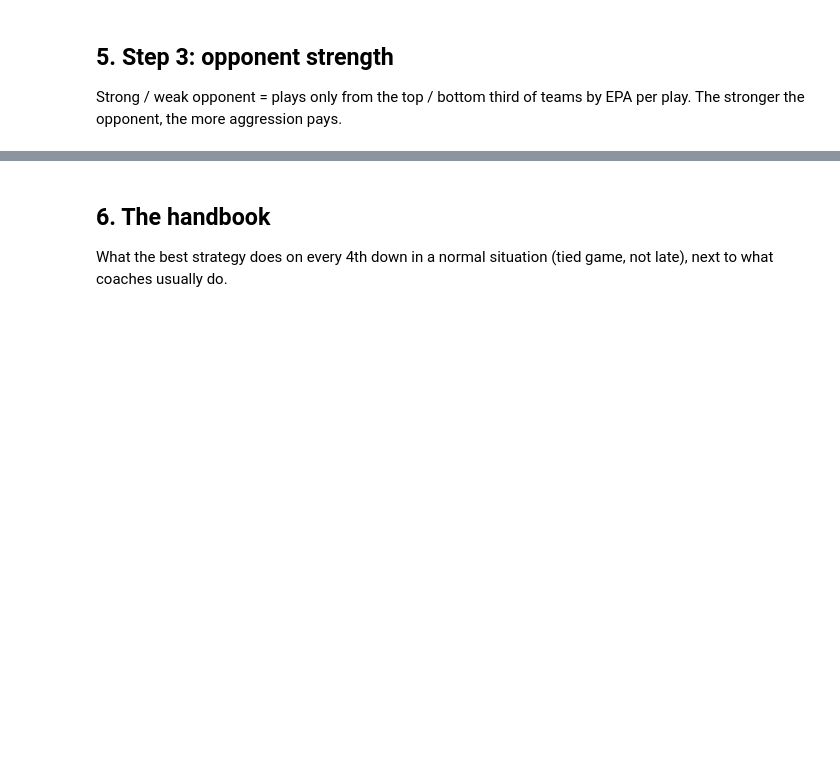
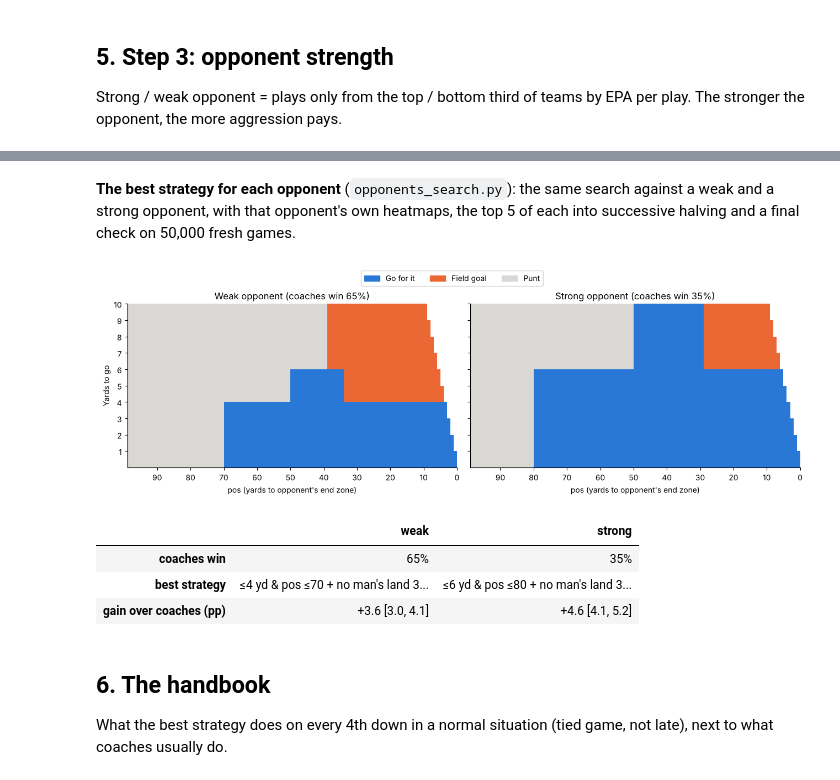
Before and after one commit to eirikur7/nfl4thdown, a Jupyter notebook: results.ipynb, the cells around one changed output, grey strips where cells are left out. Drawn from its saved outputs; the diff is of its cells as text; code cells hidden in the pictures; blank space fills up the shorter version.

```diff
--- a/results.ipynb
+++ b/results.ipynb
@@ -206,3 +211,18 @@ res["opp_res"].round(1)
+# %% [markdown]
+**The best strategy for each opponent** (`opponents_search.py`): the same search against a weak and a strong opponent,
+with that opponent's own heatmaps, the top 5 of each into successive halving and a final check on 50,000 fresh games.
+# %%
+ro = M.load_results("results_opponents.json")
+P.handbook_pair({o: ro[f"{o}/handbook"] for o in ["weak", "strong"]}, {o: ro[f"{o}/coaches"] for o in ["weak", "strong"]})
+pd.DataFrame({o: {"coaches win": f"{100 * ro[f'{o}/coaches']:.0f}%", "best strategy": ro[f"{o}/best_name"],
+                  "gain over coaches (pp)": "{:+.1f} [{:.1f}, {:.1f}]".format(*ro[f"{o}/final"].loc[ro[f"{o}/best_name"], ["diff (pp)", "diff lower", "diff upper"]])}
+              for o in ["weak", "strong"]})
+# %% [output]
+[figure, added]
+|  | weak | strong |
+| coaches win | 65% | 35% |
+| best strategy | ≤4 yd & pos ≤70 + no man's land 3... | ≤6 yd & pos ≤80 + no man's land 3... |
+| gain over coaches (pp) | +3.6 [3.0, 4.1] | +4.6 [4.1, 5.2] |
 # %% [markdown]
 ## 6. The handbook
 What the best strategy does on every 4th down in a normal situation (tied game, not late), next to what coaches usually do.
```
Also changed, not shown: parts of 9 cells of this notebook, 2 other files.
